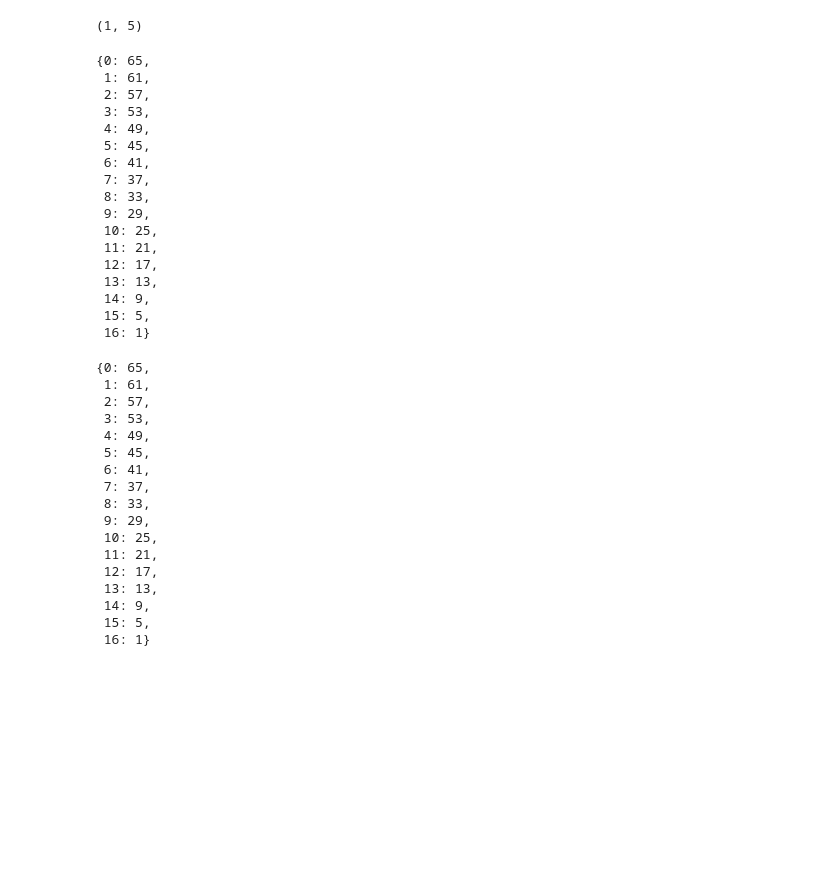
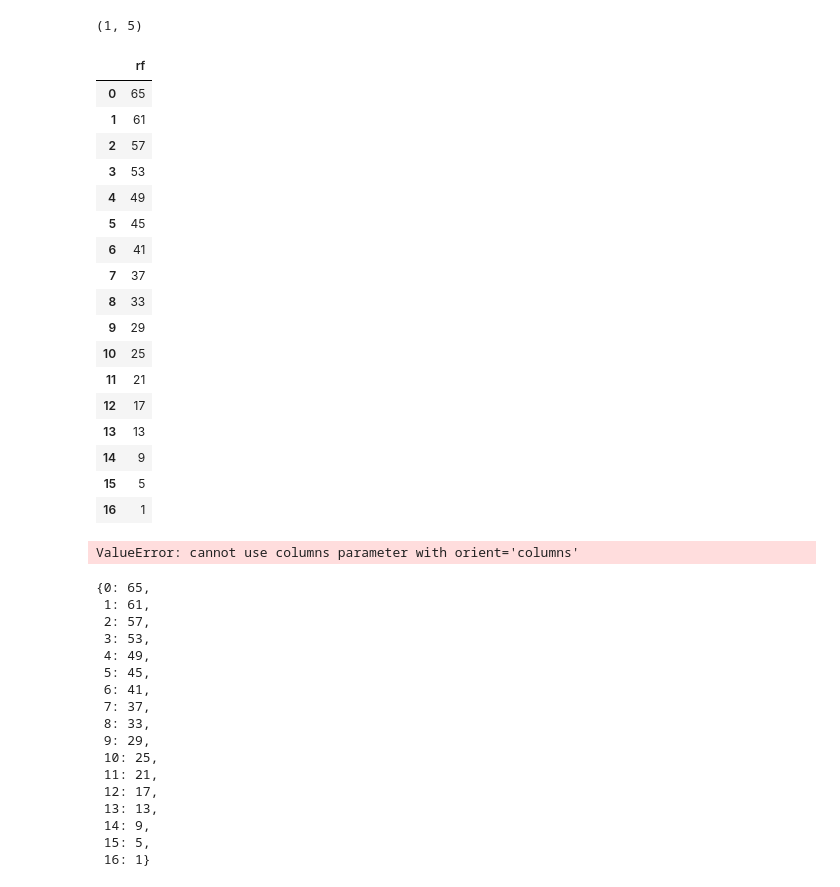
Before and after one commit to microsoft/protein-transfer, a Jupyter notebook: sandbox/carp_receptivefield.ipynb, the cells around one changed output. Saved outputs shown, nothing was run; the diff lists cells and outputs as text; code cells hidden in the pictures; blank space fills up the shorter version.

Commit message:
clean up rf calc

```diff
--- a/sandbox/carp_receptivefield.ipynb
+++ b/sandbox/carp_receptivefield.ipynb
@@ -5,16 +5,22 @@
 # %%
 %load_ext blackcellmagic
 # %%
-"""A script for receptive field calc"""
+"""
+A script for receptive field calc, following
+https://distill.pub/2019/computing-receptive-fields/
+"""
 
 from __future__ import annotations
+
 from collections import defaultdict
 
+import os
 import pandas as pd
 
 from sequence_models.pretrained import load_model_and_alphabet
 
 from scr.params.emb import CARP_INFO
+from scr.utils import checkNgen_folder
 
 
 class ReceptiveField:
@@ -23,7 +29,7 @@ class ReceptiveField:
     Calculate receptive field
     """
 
-    def __init__(self, encoder_name: str = ""):
+    def __init__(self, encoder_name: str):
 
         self._encoder_name = encoder_name
 
@@ -188,3 +194,12 @@ class ReceptiveField:
             )
 
         return rf_dict
+
+    @property
+    def rf_df(self) -> pd.DataFrame:
+        """Convert layer rf dict to dataframe with column names"""
+
+        df = pd.Series(self.rf_dict).to_frame(name="receptive_field_size")
+        df.index.name = "layer_numb"
+
+        return df
@@ -194,26 +220,31 @@ rf = ReceptiveField("carp_600k")
 rf.conv_unique_stride, rf.conv_unique_nonone_kernelsize
 # %% [output]
 (1, 5)
-# %%
-rf.rf_dict
-# %% [output]
-{0: 65,
- 1: 61,
- 2: 57,
- 3: 53,
- 4: 49,
- 5: 45,
- 6: 41,
- 7: 37,
- 8: 33,
- 9: 29,
- 10: 25,
- 11: 21,
- 12: 17,
- 13: 13,
- 14: 9,
- 15: 5,
- 16: 1}
+# %%
+pd.Series(rf.rf_dict).to_frame(name="rf")
+# %% [output]
+|  | rf |
+| 0 | 65 |
+| 1 | 61 |
+| 2 | 57 |
+| 3 | 53 |
+| 4 | 49 |
+| 5 | 45 |
+| 6 | 41 |
+| 7 | 37 |
+| 8 | 33 |
+| 9 | 29 |
+| 10 | 25 |
+| 11 | 21 |
+| 12 | 17 |
+| 13 | 13 |
+| 14 | 9 |
+| 15 | 5 |
+| 16 | 1 |
+# %%
+pd.DataFrame(rf.rf_dict, columns=['layers', 'rf'])
+# %% [output]
+ValueError: cannot use columns parameter with orient='columns'
 # %%
 ReceptiveField("carp_38M").rf_dict
 # %% [output]
```
Also changed, not shown: parts of 1 cell of this notebook, 2 other files.
